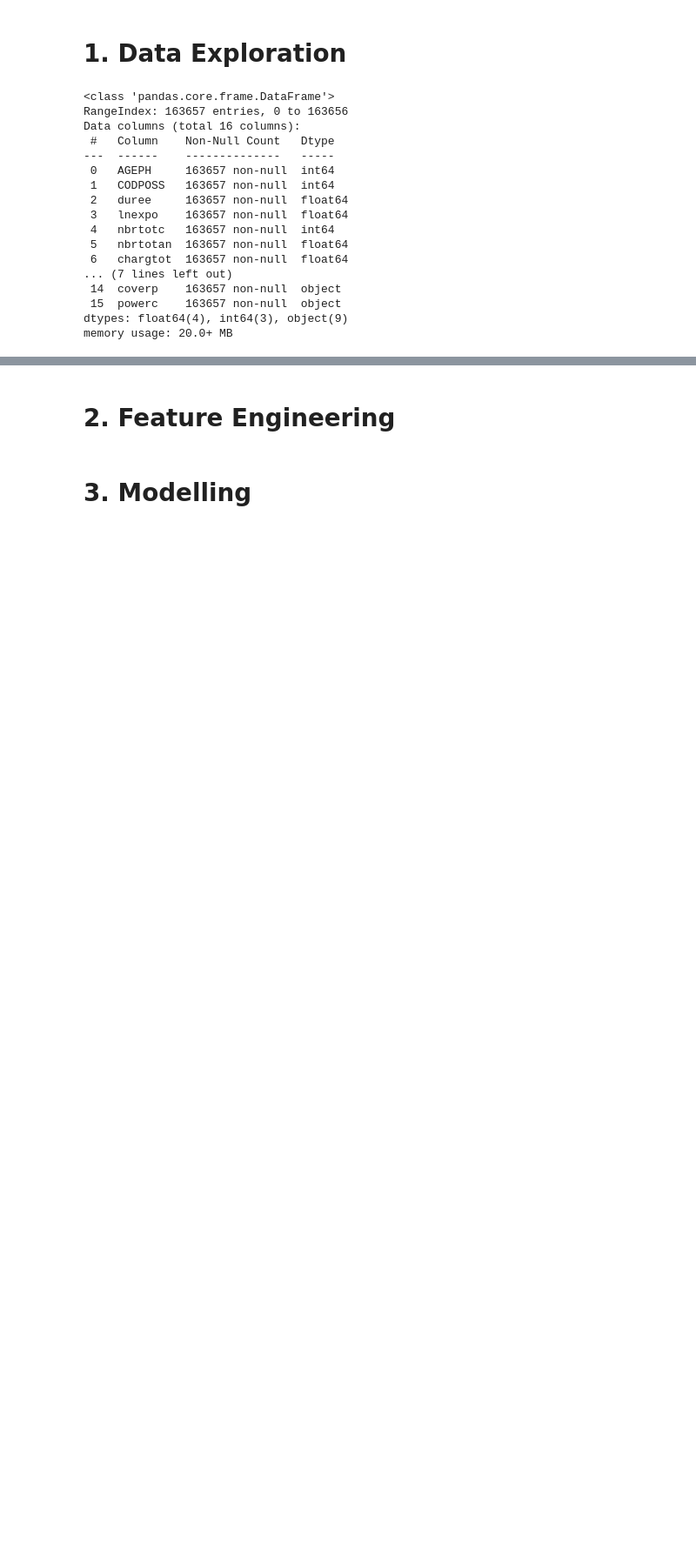
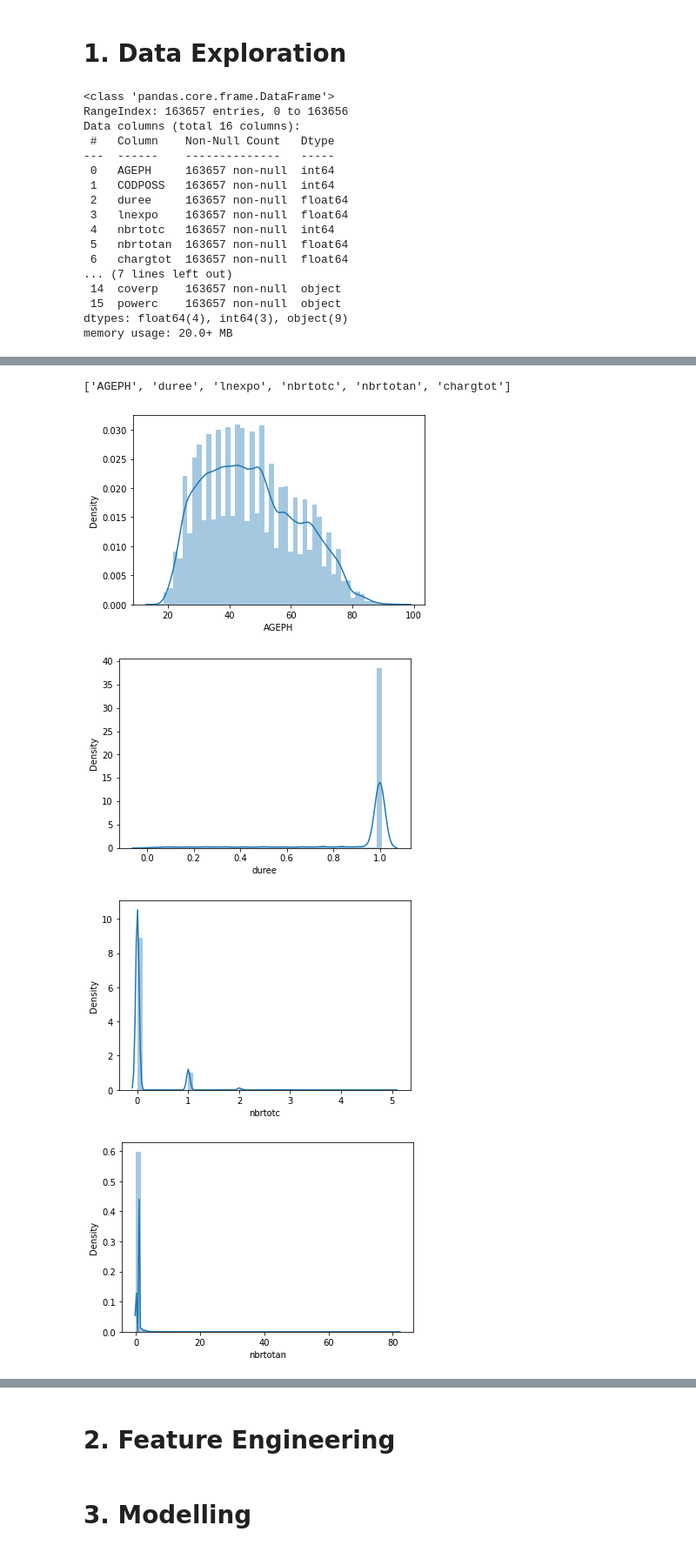
Before and after one commit to MarinoSanLorenzo/actuarial_ds, a Jupyter notebook: main_assignment.ipynb, the cells around one changed output, grey strips where cells are left out. Shown at 87% size. Cells and saved outputs as stored; diff of their text form; code cells hidden in the pictures; blank space fills up the shorter version.

```diff
--- a/main_assignment.ipynb
+++ b/main_assignment.ipynb
@@ -67,0 +106,12 @@ info_categories
+# %%
+numerical_variables = list(df.select_dtypes(exclude=['object']).columns)
+numerical_variables
+# %% [output]
+['AGEPH', 'duree', 'lnexpo', 'nbrtotc', 'nbrtotan', 'chargtot']
+# %%
+plot_univariate_numerical_variables_distribution(df, numerical_variables, params)
+# %% [output]
+[figure, added]
+[figure, added]
+[figure, added]
+[figure, added]
```
Also changed, not shown: parts of 21 cells of this notebook, 3 other files.
